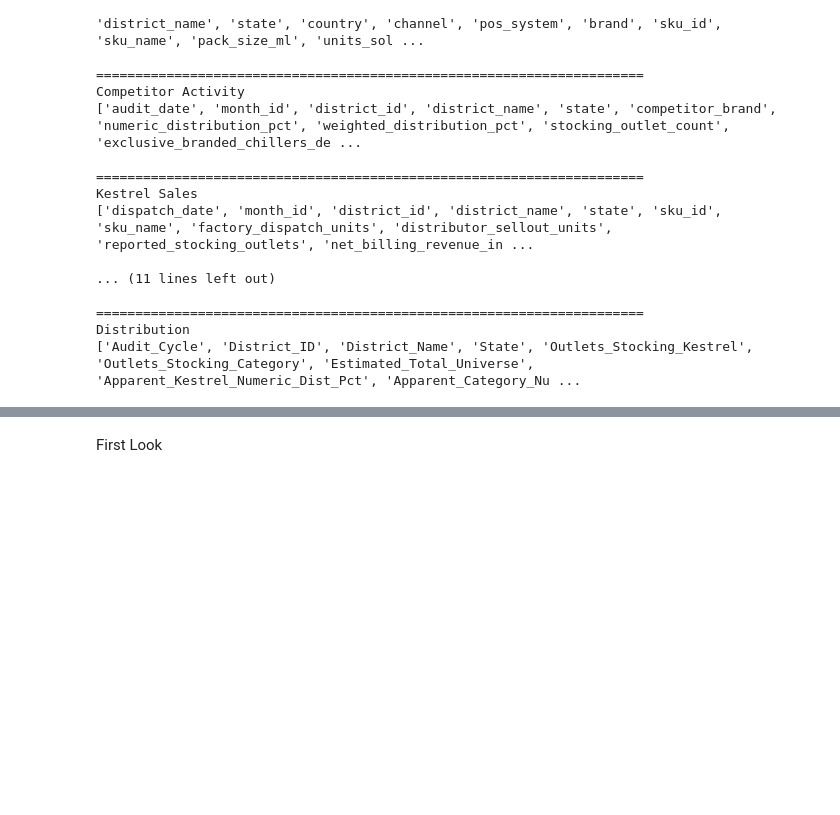
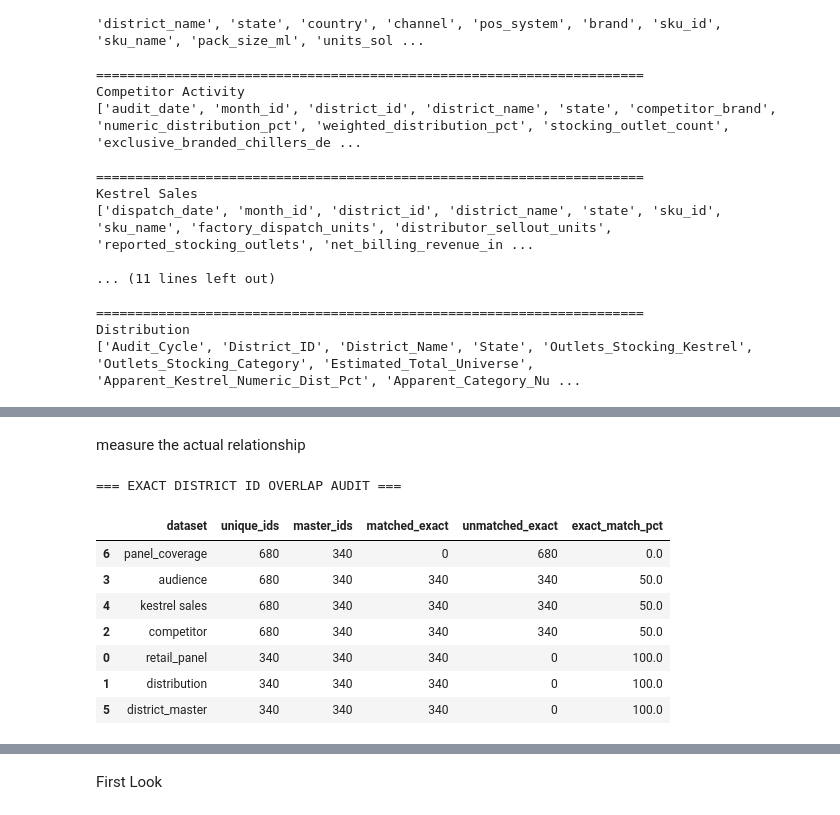
Before and after one commit to Sivahiteshreddy/Tailwyndz-Empty-On-The-Map, a Jupyter notebook: Notebooks/01_data_audit.ipynb, the cells around one changed output, grey strips where cells are left out. Cells and saved outputs as stored; diff of their text form; code cells hidden in the pictures; blank space fills up the shorter version.

Commit message:
Complete Phase 1 data audit

```diff
--- a/Notebooks/01_data_audit.ipynb
+++ b/Notebooks/01_data_audit.ipynb
@@ -127,0 +130,19 @@ Distribution
+# %%
+# Cross-dataset relationship audit
+
+print("=== CROSS-DATASET RELATIONSHIP AUDIT ===\n")
+
+# Show key columns available in each dataset
+datasets = {
+    "retail_panel": retail_panel,
+    "distribution": distribution,
+    "competitor": competitor,
+    "audience": audience,
+    "kestrel sales": kestrel,
+    "district_master": district_master,
+    "panel_coverage": panel_coverage
+}
+
+for name, df in datasets.items():
+    print(f"\n{name}")
+    print(df.columns.tolist())
@@ -127,0 +209,58 @@ Distribution
+# %% [markdown]
+measure the actual relationship
+# %%
+# ============================================================
+# EXACT DISTRICT ID OVERLAP AUDIT
+# ============================================================
+
+print("=== EXACT DISTRICT ID OVERLAP AUDIT ===\n")
+
+master_ids = set(
+    district_master["District_Code"]
+    .dropna()
+    .astype(str)
+    .str.strip()
+)
+
+relationship_results = []
+
+for name, series in district_keys.items():
+
+    ids = set(
+        series
+        .dropna()
+        .astype(str)
+        .str.strip()
+    )
+
+    matched = ids.intersection(master_ids)
+    unmatched = ids - master_ids
+
+    relationship_results.append({
+        "dataset": name,
+        "unique_ids": len(ids),
+        "master_ids": len(master_ids),
+        "matched_exact": len(matched),
+        "unmatched_exact": len(unmatched),
+        "exact_match_pct": round(
+            len(matched) / len(ids) * 100, 2
+        ) if len(ids) else 0
+    })
+
+relationship_audit = pd.DataFrame(relationship_results)
+
+display(
+    relationship_audit.sort_values(
+        "exact_match_pct"
+    )
+)
+# %% [output]
+=== EXACT DISTRICT ID OVERLAP AUDIT ===
+|  | dataset | unique_ids | master_ids | matched_exact | unmatched_exact | exact_match_pct |
+| 6 | panel_coverage | 680 | 340 | 0 | 680 | 0.0 |
+| 3 | audience | 680 | 340 | 340 | 340 | 50.0 |
+| 4 | kestrel sales | 680 | 340 | 340 | 340 | 50.0 |
+| 2 | competitor | 680 | 340 | 340 | 340 | 50.0 |
+| 0 | retail_panel | 340 | 340 | 340 | 0 | 100.0 |
+| 1 | distribution | 340 | 340 | 340 | 0 | 100.0 |
+| 5 | district_master | 340 | 340 | 340 | 0 | 100.0 |
```
Also changed, not shown: parts of 18 cells of this notebook, 1 other file.
